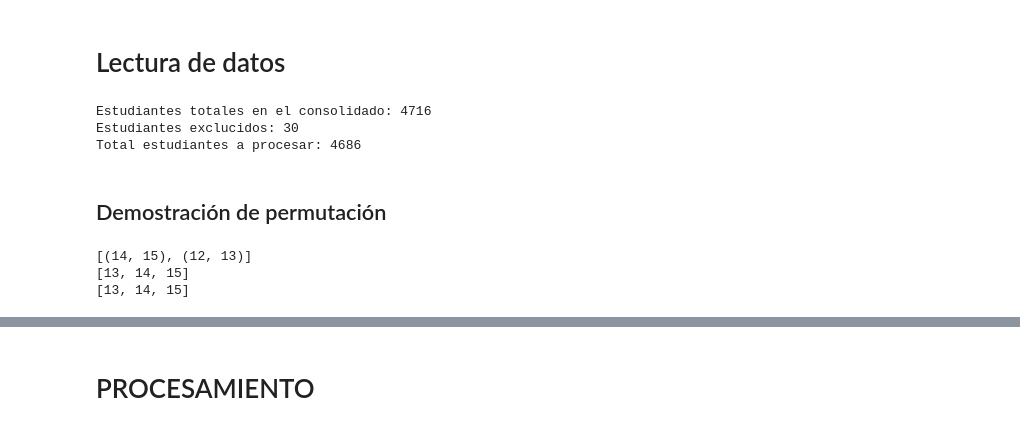
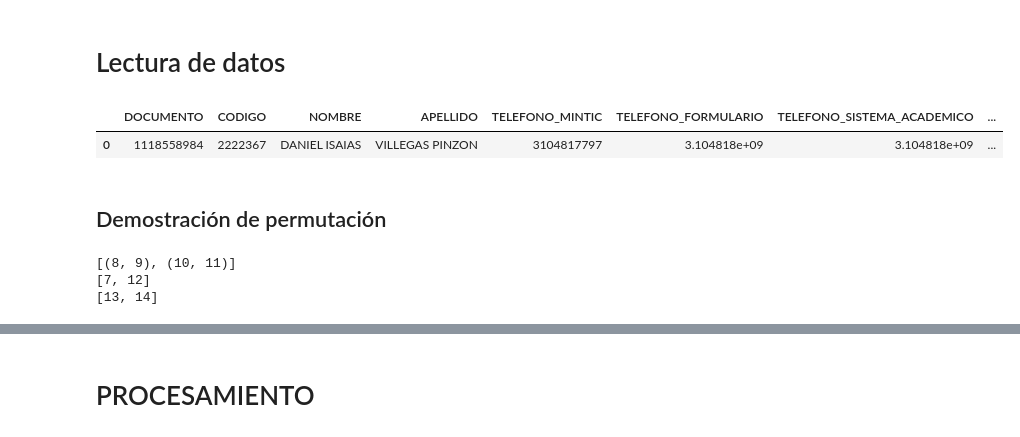
Before and after one commit to DouglasAR01/UIS-MinTIC-Scripts, a Jupyter notebook: Matrículas/Generador_V1.1.2.ipynb, the cells around one changed output, grey strips where cells are left out. Cells and saved outputs as stored; diff of their text form; code cells hidden in the pictures.

Commit message:
Adaptaciones y correcciones para ciclo 2

```diff
--- a/Matrículas/Generador_V1.1.2.ipynb
+++ b/Matrículas/Generador_V1.1.2.ipynb
@@ -454,5 +462,6 @@ def asignamientoNaive(asignaturas, emparejamientos):
 # %% [markdown]
 # Lectura de datos
 # %%
-DATOS = pd.read_excel('./INPUT/GRUPOS/CONSOLIDADO_DATOS_IMPORTANTES.xlsx', engine='openpyxl')
+DATOS_PRECARGA = pd.read_excel('./INPUT/GRUPOS/CONSOLIDADO_PRECARGA_CICLO2.xlsx', engine='openpyxl')
+DATOS_FASE2 = pd.read_excel('./INPUT/GRUPOS/CONSOLIDADO_EST_CICLO2.xlsx', engine='openpyxl')
 # %%
@@ -461,11 +470,12 @@ DATOS_CAMBIO = DATOS_CAMBIO[COLUMNAS_CAMBIOS_HORARIO.values()]
 # %%
-print('Estudiantes totales en el consolidado:', len(DATOS))
-print('Estudiantes exclucidos:', len(ESTUDIANTES_EXCLUIDOS))
-print('Total estudiantes a procesar:', len(DATOS)-len(ESTUDIANTES_EXCLUIDOS))
+# print('Estudiantes totales en el consolidado:', len(DATOS))
+# print('Estudiantes exclucidos:', len(ESTUDIANTES_EXCLUIDOS))
+# print('Total estudiantes a procesar:', len(DATOS)-len(ESTUDIANTES_EXCLUIDOS))
-# %% [output]
-Estudiantes totales en el consolidado: 4716
-Estudiantes exclucidos: 30
-Total estudiantes a procesar: 4686
+# %%
+DATOS_PRECARGA[DATOS_PRECARGA['CODIGO'] == 2222367]
+# %% [output]
+|  | DOCUMENTO | CODIGO | NOMBRE | APELLIDO | TELEFONO_MINTIC | TELEFONO_FORMULARIO | TELEFONO_SISTEMA_ACADEMICO | ... |
+| 0 | 1118558984 | 2222367 | DANIEL ISAIAS | VILLEGAS PINZON | 3104817797 | 3.104818e+09 | 3.104818e+09 | ... |
 # %% [markdown]
 ## Demostración de permutación
 # %%
@@ -475,13 +485,13 @@ Total estudiantes a procesar: 4686
 # Inglés 1 hora día
 # Coach 1 hora día
 ip = 0
-programacion = tokenizarAsignado(DATOS[COLUMNA_DISP_PROGRAMACION][ip], ';', FRANJAS_PROGRAMACION)
-ingles = tokenizarAsignado(DATOS[COLUMNA_DISP_INGLES][ip], ';', FRANJAS_INGLES_COACH)
-coach = tokenizarAsignado(DATOS[COLUMNA_DISP_COACH][ip], ';', FRANJAS_INGLES_COACH)
+programacion = tokenizarAsignado(DATOS_FASE2[COLUMNA_DISP_PROGRAMACION][ip], ';', FRANJAS_PROGRAMACION)
+ingles = tokenizarAsignado(DATOS_FASE2[COLUMNA_DISP_INGLES][ip], ';', FRANJAS_INGLES_COACH)
+coach = tokenizarAsignado(DATOS_FASE2[COLUMNA_DISP_COACH][ip], ';', FRANJAS_INGLES_COACH)
 print (programacion)
 print (ingles)
 print (coach)
 # %% [output]
-[(14, 15), (12, 13)]
-[13, 14, 15]
-[13, 14, 15]
+[(8, 9), (10, 11)]
+[7, 12]
+[13, 14]
```
Also changed, not shown: parts of 22 cells of this notebook, 3 other files.
